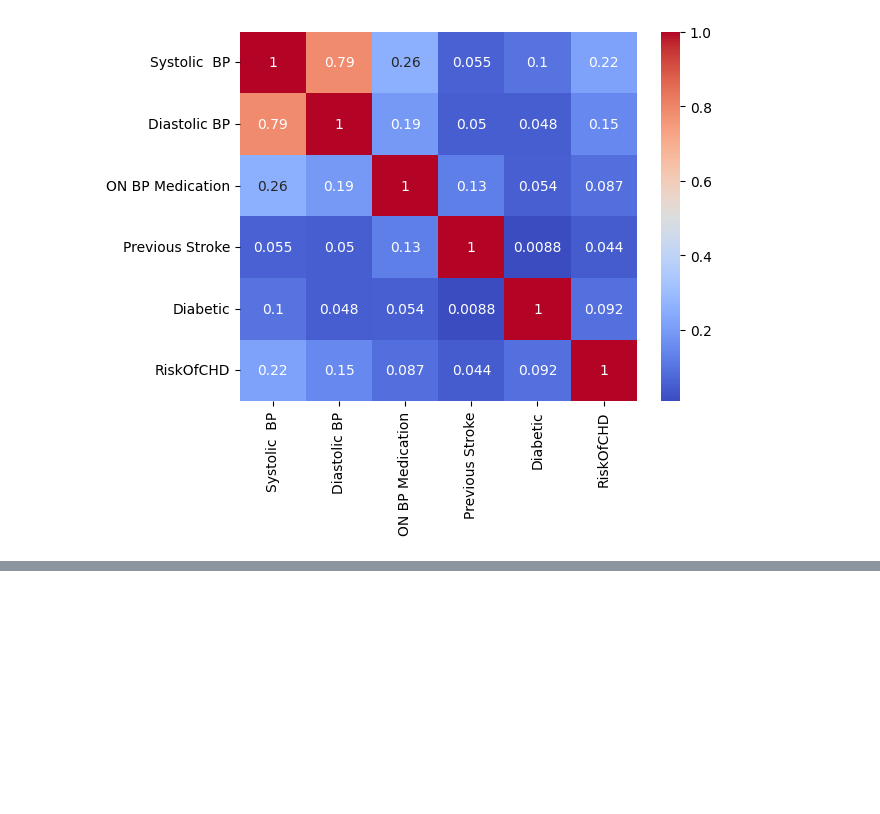
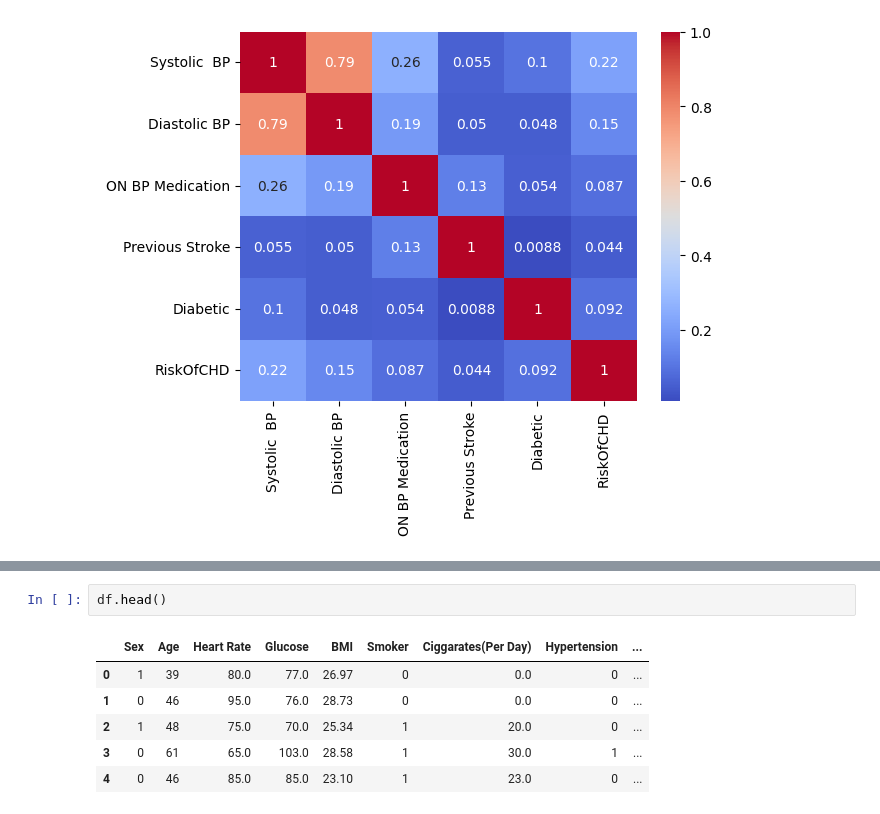
Before and after one commit to sathya6055/Machine-Learning, a Jupyter notebook: Miltivarite Regression/Heartattack_pred.ipynb, the cells around one changed output, grey strips where cells are left out. Drawn from its saved outputs; the diff is of its cells as text; blank space fills up the shorter version.

```diff
--- a/Miltivarite Regression/Heartattack_pred.ipynb
+++ b/Miltivarite Regression/Heartattack_pred.ipynb
@@ -186,0 +331,9 @@ plt.show()
+# %%
+df.head()
+# %% [output]
+|  | Sex | Age | Heart Rate | Glucose | BMI | Smoker | Ciggarates(Per Day) | Hypertension | ... |
+| 0 | 1 | 39 | 80.0 | 77.0 | 26.97 | 0 | 0.0 | 0 | ... |
+| 1 | 0 | 46 | 95.0 | 76.0 | 28.73 | 0 | 0.0 | 0 | ... |
+| 2 | 1 | 48 | 75.0 | 70.0 | 25.34 | 1 | 20.0 | 0 | ... |
+| 3 | 0 | 61 | 65.0 | 103.0 | 28.58 | 1 | 30.0 | 1 | ... |
+| 4 | 0 | 46 | 85.0 | 85.0 | 23.10 | 1 | 23.0 | 0 | ... |
```
Also changed, not shown: parts of 17 cells of this notebook, 2 other files.
